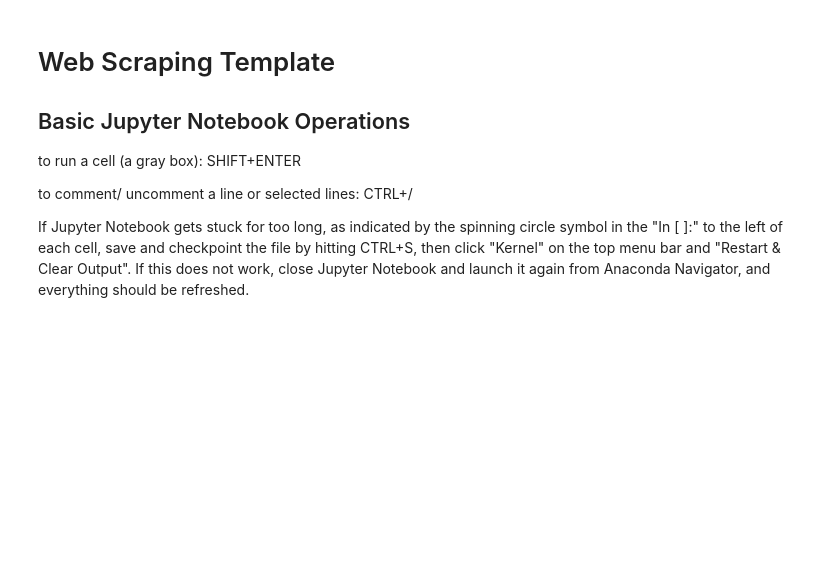
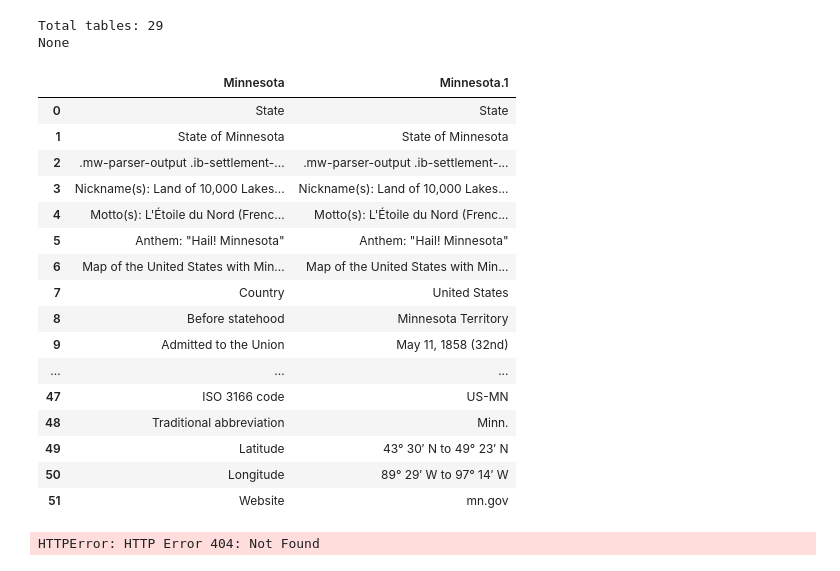
Before and after one commit to ester-tsai/Ester-Data-Science-Tutorials-and-Templates, a Jupyter notebook: Teach Web Scraping/BeautifulSoup Web Scraping Tutorial and Template.ipynb, the cells around one changed output. Saved outputs shown, nothing was run; the diff lists cells and outputs as text; code cells hidden in the pictures; blank space fills up the shorter version.

```diff
--- a/Teach Web Scraping/BeautifulSoup Web Scraping Tutorial and Template.ipynb
+++ b/Teach Web Scraping/BeautifulSoup Web Scraping Tutorial and Template.ipynb
@@ -1,10 +0,0 @@
-# %% [markdown]
-# Web Scraping Template
-
-## Basic Jupyter Notebook Operations
-
-to run a cell (a gray box): SHIFT+ENTER
-
-to comment/ uncomment a line or selected lines: CTRL+/
-
-If Jupyter Notebook gets stuck for too long, as indicated by the spinning circle symbol in the "In \[ \]:" to the left of each cell, save and checkpoint the file by hitting CTRL+S, then click "Kernel" on the top menu bar and "Restart & Clear Output". If this does not work, close Jupyter Notebook and launch it again from Anaconda Navigator, and everything should be refreshed.
@@ -15 +16,30 @@ import pandas as pd
+# %%
+test_table = pd.read_html('https://en.wikipedia.org/wiki/Minnesota')
+print(print(f'Total tables: {len(test_table)}'))
+test_table[0]
+# %% [output]
+Total tables: 29
+None
+|  | Minnesota | Minnesota.1 |
+| 0 | State | State |
+| 1 | State of Minnesota | State of Minnesota |
+| 2 | .mw-parser-output .ib-settlement-... | .mw-parser-output .ib-settlement-... |
+| 3 | Nickname(s): Land of 10,000 Lakes... | Nickname(s): Land of 10,000 Lakes... |
+| 4 | Motto(s): L'Étoile du Nord (Frenc... | Motto(s): L'Étoile du Nord (Frenc... |
+| 5 | Anthem: "Hail! Minnesota" | Anthem: "Hail! Minnesota" |
+| 6 | Map of the United States with Min... | Map of the United States with Min... |
+| 7 | Country | United States |
+| 8 | Before statehood | Minnesota Territory |
+| 9 | Admitted to the Union | May 11, 1858 (32nd) |
+| ... | ... | ... |
+| 47 | ISO 3166 code | US-MN |
+| 48 | Traditional abbreviation | Minn. |
+| 49 | Latitude | 43° 30′ N to 49° 23′ N |
+| 50 | Longitude | 89° 29′ W to 97° 14′ W |
+| 51 | Website | mn.gov |
+# %%
+table = pd.read_html('https://finance.yahoo.com/quote/GDX/history?p=GDX')
+table[0]
+# %% [output]
+HTTPError: HTTP Error 404: Not Found
 # %%
```
Also changed, not shown: parts of 8 cells of this notebook.
